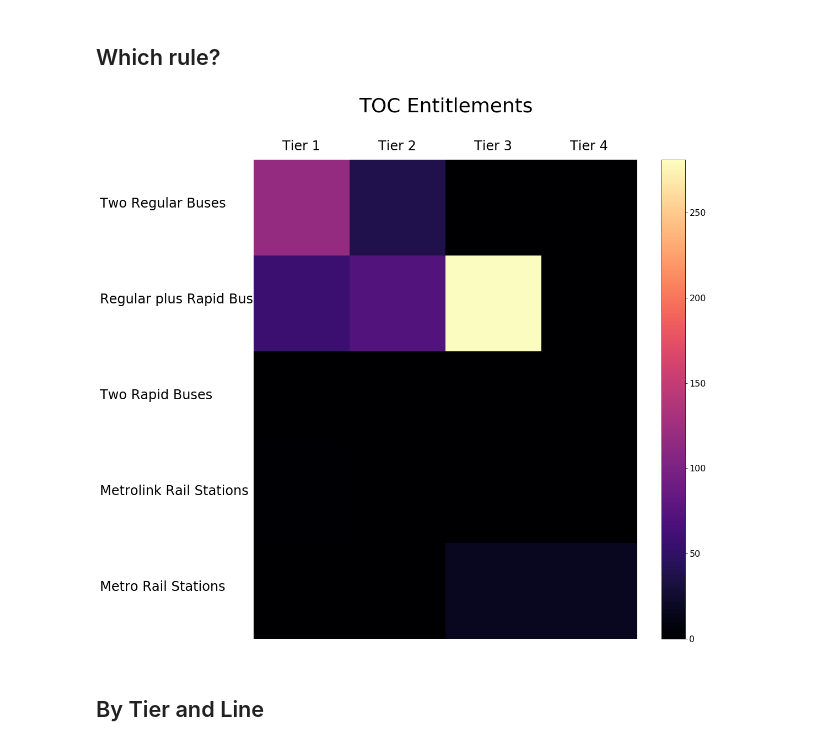
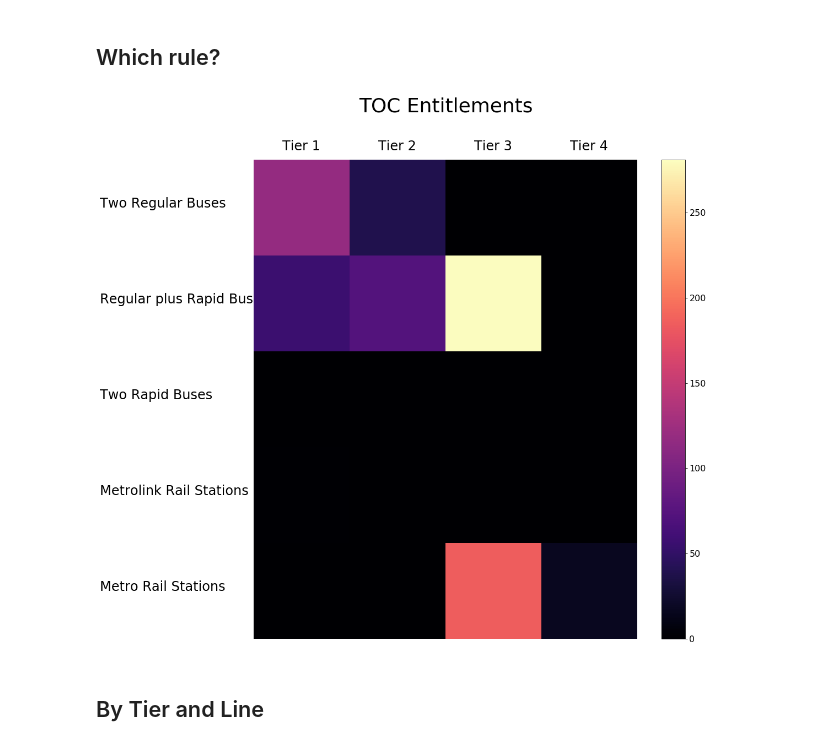
Before and after one commit to CityOfLosAngeles/planning-entitlements, a Jupyter notebook: notebooks/05-toc-line-analysis.ipynb, the cells around one changed output. Drawn from its saved outputs; the diff is of its cells as text; code cells hidden in the pictures.

```diff
--- a/notebooks/05-toc-line-analysis.ipynb
+++ b/notebooks/05-toc-line-analysis.ipynb
@@ -46,37 +46,37 @@ tier_4 = df[df.TOC_Tier == 4]
 # %%
 table = np.zeros(shape=(5, 4))
 table[4,3] = tier_4[(tier_4.mode_a=="metro") & (tier_4.mode_b.isin(["metro", "bus"]))].num_TOC.sum()
-table[4,2] = tier_4[tier_4.mode_a=="metro"].num_TOC.sum()
+table[4,2] = tier_3[tier_3.mode_a=="metro"].num_TOC.sum()
 table[3,2] = tier_3[tier_3.mode_a=="metrolink"].num_TOC.sum()
 table[3,1] = tier_2[tier_2.mode_a=="metrolink"].num_TOC.sum()
 table[3,0] = tier_1[tier_1.mode_a=="metrolink"].num_TOC.sum()
 table[2,2] = tier_3[tier_3.a_rapid & tier_3.b_rapid].num_TOC.sum()
 table[2,1] = tier_2[tier_2.a_rapid & tier_2.b_rapid].num_TOC.sum()
 table[1,2] = tier_3[tier_3.a_rapid ^ tier_3.b_rapid].num_TOC.sum()
 table[1,1] = tier_2[tier_2.a_rapid ^ tier_2.b_rapid].num_TOC.sum()
 table[1,0] = tier_1[tier_1.a_rapid ^ tier_1.b_rapid].num_TOC.sum()
 table[0,1] = tier_2[~tier_2.a_rapid & ~tier_2.b_rapid].num_TOC.sum()
 table[0,0] = tier_1[~tier_1.a_rapid & ~tier_1.b_rapid].num_TOC.sum()
 
 
 fig, ax = plt.subplots(figsize=(16,16))
 pos = ax.imshow(table, cmap="magma")
 ax.set_axis_off()
 ax.text(-2.1, 0.0, "Two Regular Buses", fontsize=24)
 ax.text(-2.1, 1.0, "Regular plus Rapid Bus", fontsize=24)
 ax.text(-2.1, 2.0, "Two Rapid Buses", fontsize=24)
 ax.text(-2.1, 3.0, "Metrolink Rail Stations", fontsize=24)
 ax.text(-2.1, 4.0, "Metro Rail Stations", fontsize=24)
 ax.text(-0.2, -0.6, "Tier 1", fontsize=24)
 ax.text(0.8, -0.6, "Tier 2", fontsize=24)
 ax.text(1.8, -0.6, "Tier 3", fontsize=24)
 ax.text(2.8, -0.6, "Tier 4", fontsize=24)
 cb = fig.colorbar(pos, ax=ax)
 cb.ax.tick_params(labelsize=16)
 ax.text(0.6, -1.0, "TOC Entitlements", fontsize=36)
 plt.savefig("toc.png", bbox_inches='tight')
 # %% [output]
-[figure, old version]
+[figure, new version]
 # %% [markdown]
 ## By Tier and Line
 # %%
```
Also changed, not shown: 1 other file.
